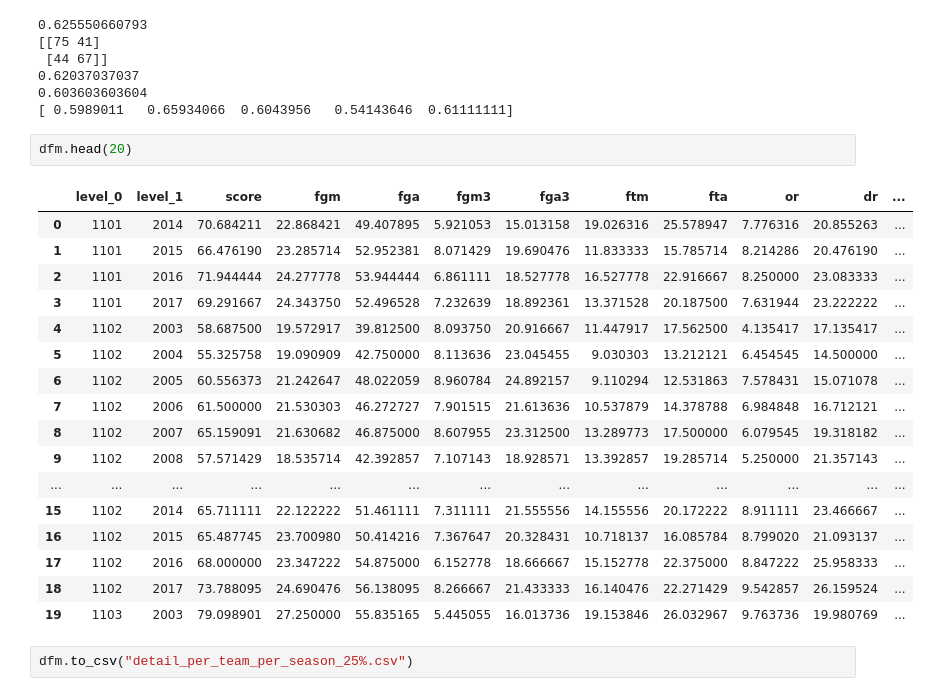
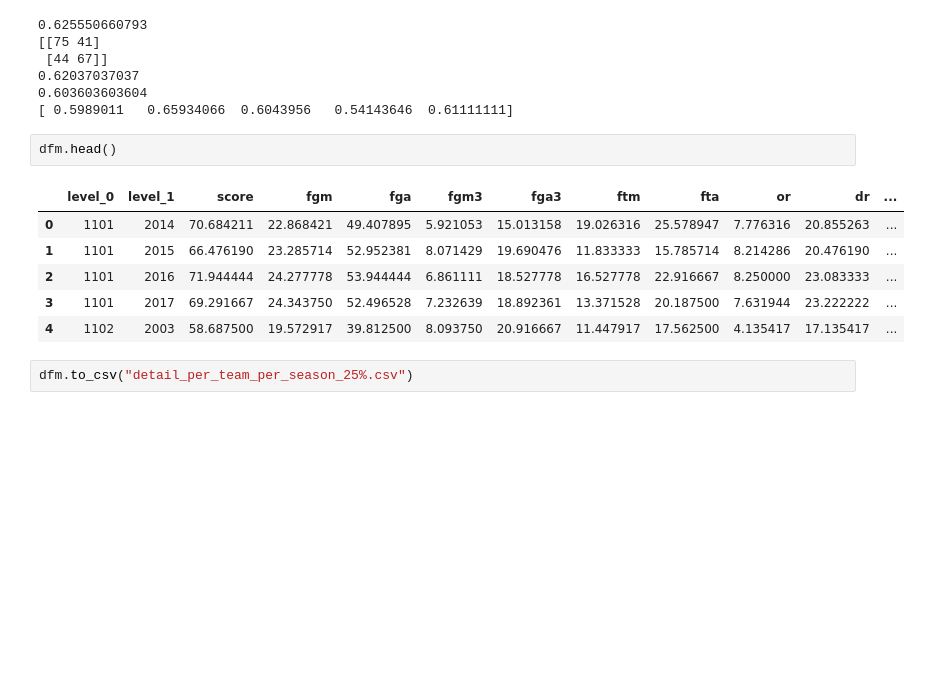
Before and after one commit to chensong5225/Kaggle_NCAA2017, a Jupyter notebook: chen_enhance2.ipynb, the cells around one changed output. Drawn from its saved outputs; the diff is of its cells as text; blank space fills up the shorter version.

```diff
--- a/chen_enhance2.ipynb
+++ b/chen_enhance2.ipynb
@@ -94,25 +94,14 @@ print(scores)
 0.603603603604
 [ 0.5989011   0.65934066  0.6043956   0.54143646  0.61111111]
 # %%
-dfm.head(20)
+dfm.head()
 # %% [output]
 |  | level_0 | level_1 | score | fgm | fga | fgm3 | fga3 | ftm | fta | or | dr | ... |
 | 0 | 1101 | 2014 | 70.684211 | 22.868421 | 49.407895 | 5.921053 | 15.013158 | 19.026316 | 25.578947 | 7.776316 | 20.855263 | ... |
 | 1 | 1101 | 2015 | 66.476190 | 23.285714 | 52.952381 | 8.071429 | 19.690476 | 11.833333 | 15.785714 | 8.214286 | 20.476190 | ... |
 | 2 | 1101 | 2016 | 71.944444 | 24.277778 | 53.944444 | 6.861111 | 18.527778 | 16.527778 | 22.916667 | 8.250000 | 23.083333 | ... |
 | 3 | 1101 | 2017 | 69.291667 | 24.343750 | 52.496528 | 7.232639 | 18.892361 | 13.371528 | 20.187500 | 7.631944 | 23.222222 | ... |
 | 4 | 1102 | 2003 | 58.687500 | 19.572917 | 39.812500 | 8.093750 | 20.916667 | 11.447917 | 17.562500 | 4.135417 | 17.135417 | ... |
-| 5 | 1102 | 2004 | 55.325758 | 19.090909 | 42.750000 | 8.113636 | 23.045455 | 9.030303 | 13.212121 | 6.454545 | 14.500000 | ... |
-| 6 | 1102 | 2005 | 60.556373 | 21.242647 | 48.022059 | 8.960784 | 24.892157 | 9.110294 | 12.531863 | 7.578431 | 15.071078 | ... |
-| 7 | 1102 | 2006 | 61.500000 | 21.530303 | 46.272727 | 7.901515 | 21.613636 | 10.537879 | 14.378788 | 6.984848 | 16.712121 | ... |
-| 8 | 1102 | 2007 | 65.159091 | 21.630682 | 46.875000 | 8.607955 | 23.312500 | 13.289773 | 17.500000 | 6.079545 | 19.318182 | ... |
-| 9 | 1102 | 2008 | 57.571429 | 18.535714 | 42.392857 | 7.107143 | 18.928571 | 13.392857 | 19.285714 | 5.250000 | 21.357143 | ... |
-| ... | ... | ... | ... | ... | ... | ... | ... | ... | ... | ... | ... | ... |
-| 15 | 1102 | 2014 | 65.711111 | 22.122222 | 51.461111 | 7.311111 | 21.555556 | 14.155556 | 20.172222 | 8.911111 | 23.466667 | ... |
-| 16 | 1102 | 2015 | 65.487745 | 23.700980 | 50.414216 | 7.367647 | 20.328431 | 10.718137 | 16.085784 | 8.799020 | 21.093137 | ... |
-| 17 | 1102 | 2016 | 68.000000 | 23.347222 | 54.875000 | 6.152778 | 18.666667 | 15.152778 | 22.375000 | 8.847222 | 25.958333 | ... |
-| 18 | 1102 | 2017 | 73.788095 | 24.690476 | 56.138095 | 8.266667 | 21.433333 | 16.140476 | 22.271429 | 9.542857 | 26.159524 | ... |
-| 19 | 1103 | 2003 | 79.098901 | 27.250000 | 55.835165 | 5.445055 | 16.013736 | 19.153846 | 26.032967 | 9.763736 | 19.980769 | ... |
 # %%
 dfm.to_csv("detail_per_team_per_season_25%.csv")
 # %%
```
Also changed, not shown: parts of 3 cells of this notebook, 4 other files.
